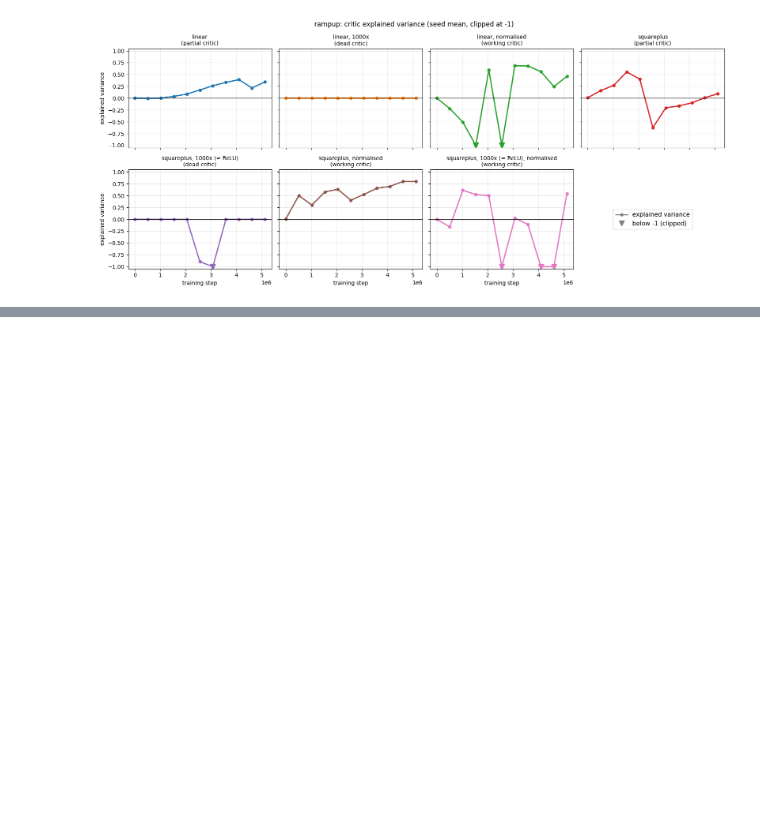
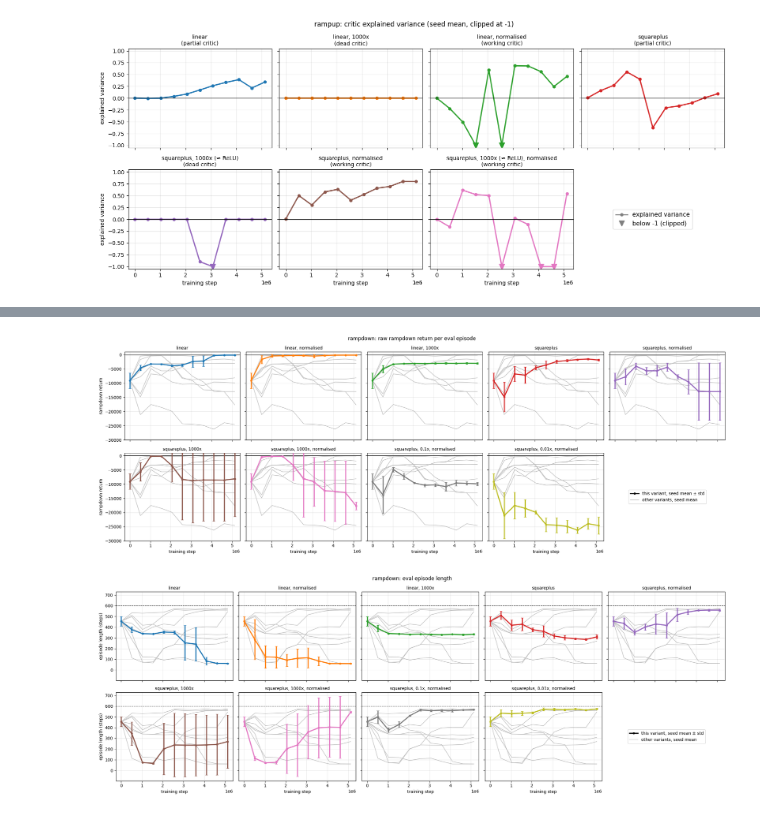
Before and after one commit to davcoope/plasmax, a Jupyter notebook: experiments/studies/dc_rewards_comparison.ipynb, the cells around one changed output, grey strips where cells are left out. Saved outputs shown, nothing was run; the diff lists cells and outputs as text; code cells hidden in the pictures; blank space fills up the shorter version.

```diff
--- a/experiments/studies/dc_rewards_comparison.ipynb
+++ b/experiments/studies/dc_rewards_comparison.ipynb
@@ -486,0 +546,38 @@ fig.tight_layout(); save(fig, "rampup_critic_ev"); plt.show()
+# %%
+# One panel per variant, the other variants' seed means in grey behind
+def rampdown_ghosts(key, title, ylabel, fname, ylim=None, ref_line=None):
+    fig, axes = plt.subplots(2, 5, figsize=(21, 7.5), sharex=True, sharey=True)
+    means = {name: rampdown[name][key].mean(axis=1) for name in RAMPDOWN_RUNS}
+    for ax, name in zip(axes.flat, RAMPDOWN_RUNS):
+        for other, m in means.items():
+            if other != name:
+                ax.plot(m.index, m, color="0.75", lw=1.2, zorder=1)
+        color = RAMPDOWN_RUNS[name][5]
+        d = rampdown[name][key]
+        ax.errorbar(means[name].index, means[name], yerr=d.std(axis=1), color=color, lw=2.5, marker="o", ms=4,
+                    capsize=3, zorder=3)
+        if ref_line is not None:
+            ax.axhline(ref_line, color="k", lw=1, ls="--" if ref_line else "-")
+        ax.set_title(name, fontsize=10)
+        if ylim is not None:
+            ax.set_ylim(ylim)  # returns are <= 0: cap the axis so a ± std reaching above 0 does not stretch it
+        ax.grid(alpha=0.3)
+    key_ax = axes.flat[-1]
+    key_ax.axis("off")
+    key_ax.legend(handles=[plt.Line2D([], [], color="k", lw=2.5, marker="o", ms=4, label="this variant, seed mean ± std"),
+                           plt.Line2D([], [], color="0.75", lw=1.2, label="other variants, seed mean")],
+                  loc="center", fontsize=10)
+    for ax in axes[1]:
+        ax.set_xlabel("training step")
+    for ax in axes[:, 0]:
+        ax.set_ylabel(ylabel)
+    fig.suptitle(title)
+    fig.tight_layout(); save(fig, fname); plt.show()
+
+rampdown_ghosts(RD, "rampdown: raw rampdown return per eval episode", "rampdown return", "rampdown_return_ghosts",
+                ylim=(-30000, 1000), ref_line=0)
+rampdown_ghosts(EP_LEN, "rampdown: eval episode length", "episode length (steps)", "rampdown_episode_length_ghosts",
+                ref_line=RD_EP_CAP)
+# %% [output]
+[figure, added]
+[figure, added]
```
Also changed, not shown: parts of 9 cells of this notebook.
